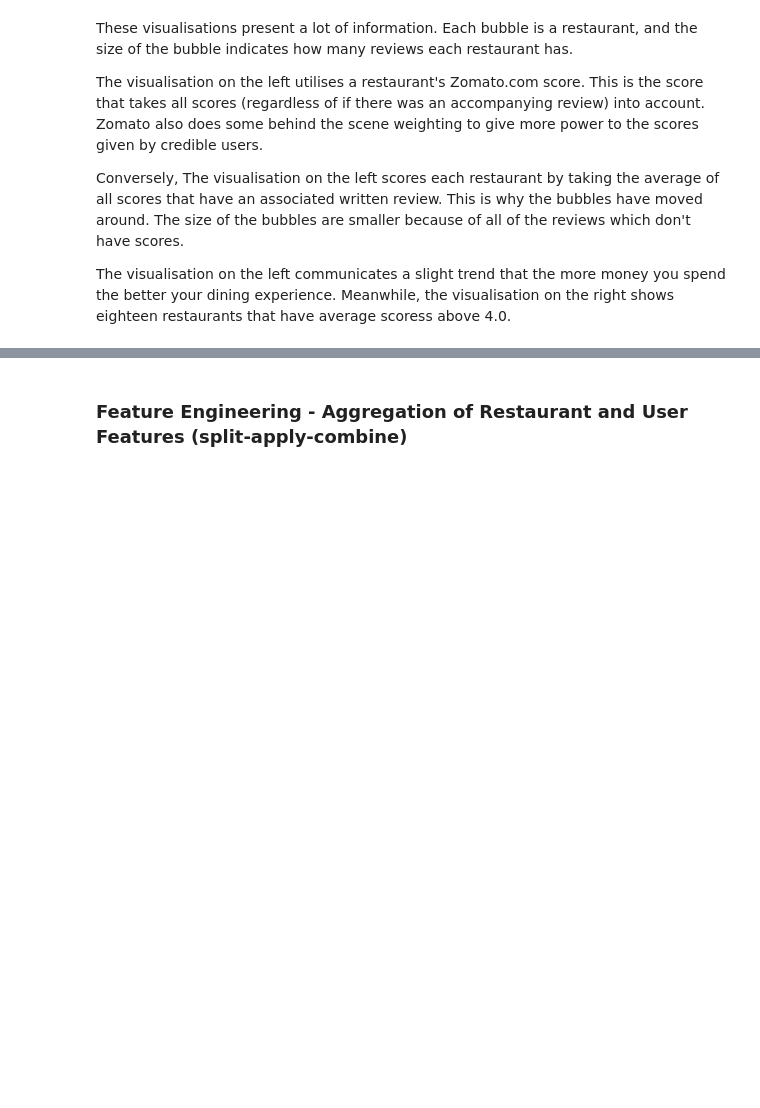
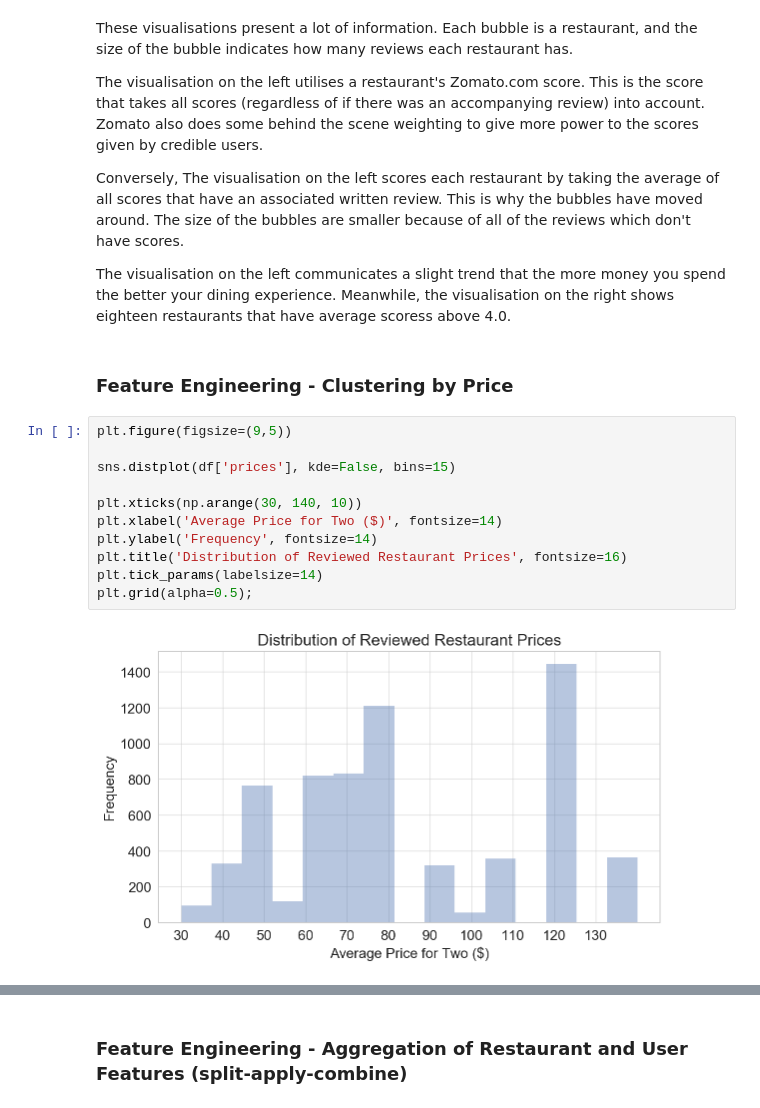
Before and after one commit to SeanTurner026/Portfolio, a Jupyter notebook: Capstone Project/Zomato Analysis.ipynb, the cells around one changed output, grey strips where cells are left out. Cells and saved outputs as stored; diff of their text form; blank space fills up the shorter version.

```diff
--- a/Capstone Project/Zomato Analysis.ipynb
+++ b/Capstone Project/Zomato Analysis.ipynb
@@ -229,3 +261,18 @@ The visualisation on the left utilises a restaurant's Zomato.com score. This is
 Conversely, The visualisation on the left scores each restaurant by taking the average of all scores that have an associated written review. This is why the bubbles have moved around. The size of the bubbles are smaller because of all of the reviews which don't have scores.
 
 The visualisation on the left communicates a slight trend that the more money you spend the better your dining experience. Meanwhile, the visualisation on the right shows eighteen restaurants that have average scoress above 4.0.
+# %% [markdown]
+### Feature Engineering - Clustering by Price
+# %%
+plt.figure(figsize=(9,5))
+
+sns.distplot(df['prices'], kde=False, bins=15)
+
+plt.xticks(np.arange(30, 140, 10))
+plt.xlabel('Average Price for Two ($)', fontsize=14)
+plt.ylabel('Frequency', fontsize=14)
+plt.title('Distribution of Reviewed Restaurant Prices', fontsize=16)
+plt.tick_params(labelsize=14)
+plt.grid(alpha=0.5);
+# %% [output]
+[figure, added]
```
Also changed, not shown: parts of 67 cells of this notebook.
